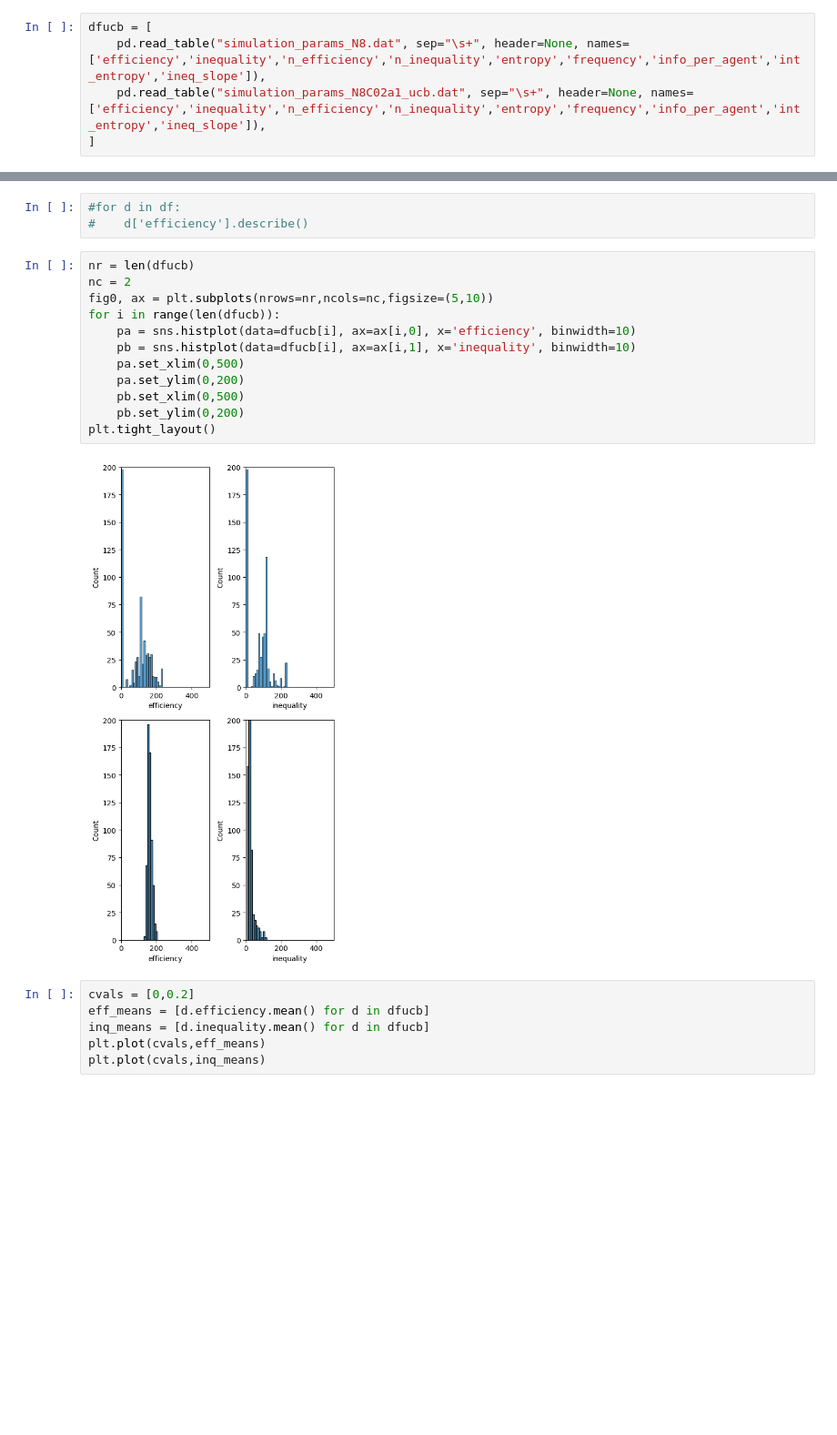
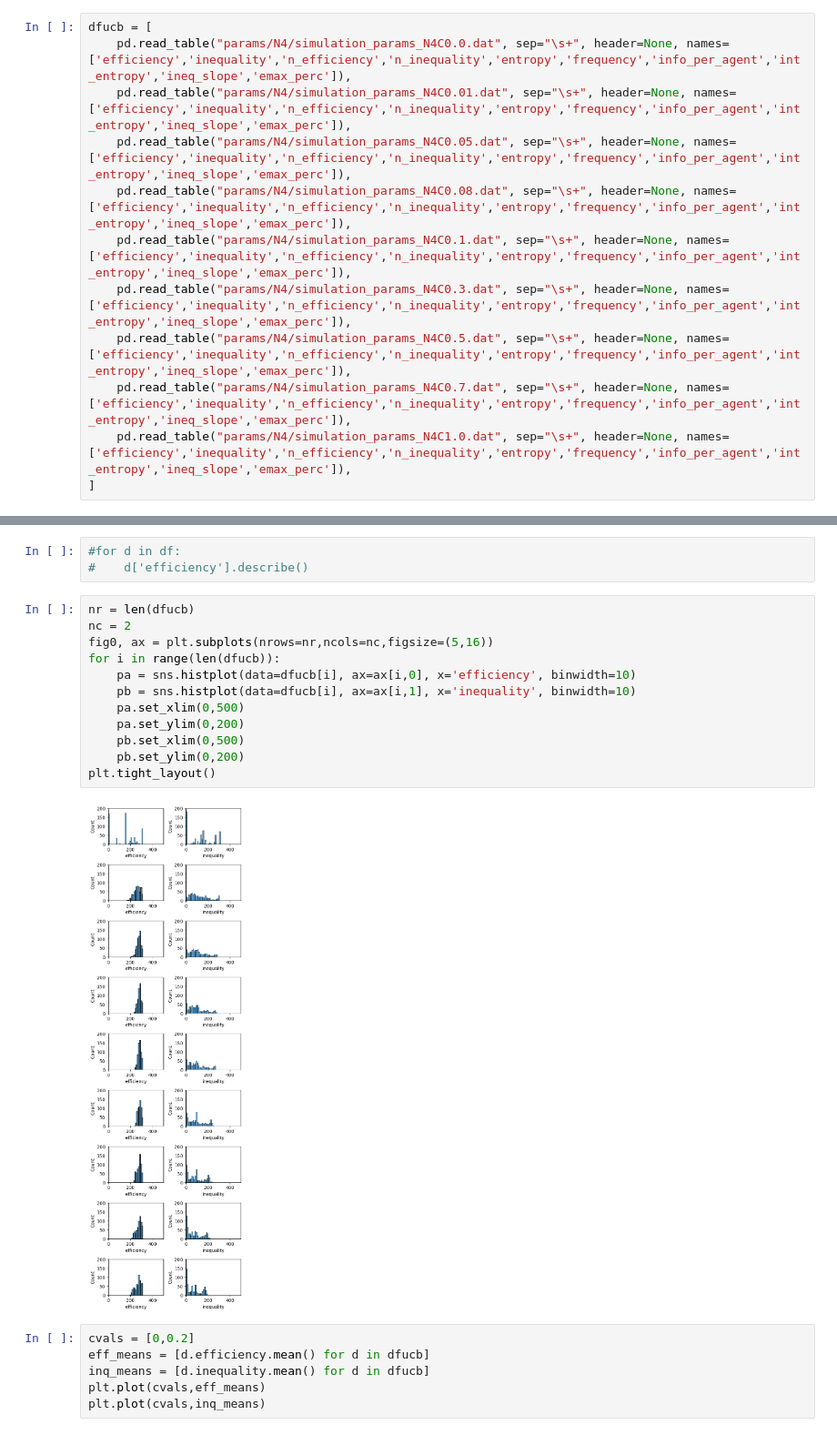
Before and after one commit to calvar/el_farol_agents, a Jupyter notebook: markov_fplay/param_distrib.ipynb, the cells around one changed output, grey strips where cells are left out. Shown at 91% size. Saved outputs shown, nothing was run; the diff lists cells and outputs as text; blank space fills up the shorter version.

```diff
--- a/markov_fplay/param_distrib.ipynb
+++ b/markov_fplay/param_distrib.ipynb
@@ -5,8 +5,15 @@ import matplotlib.pyplot as plt
 import seaborn as sns
 # %%
 dfucb = [
-    pd.read_table("simulation_params_N8.dat", sep="\s+", header=None, names=['efficiency','inequality','n_efficiency','n_inequality','entropy','frequency','info_per_agent','int_entropy','ineq_slope']),
-    pd.read_table("simulation_params_N8C02a1_ucb.dat", sep="\s+", header=None, names=['efficiency','inequality','n_efficiency','n_inequality','entropy','frequency','info_per_agent','int_entropy','ineq_slope']),
+    pd.read_table("params/N4/simulation_params_N4C0.0.dat", sep="\s+", header=None, names=['efficiency','inequality','n_efficiency','n_inequality','entropy','frequency','info_per_agent','int_entropy','ineq_slope','emax_perc']),
+    pd.read_table("params/N4/simulation_params_N4C0.01.dat", sep="\s+", header=None, names=['efficiency','inequality','n_efficiency','n_inequality','entropy','frequency','info_per_agent','int_entropy','ineq_slope','emax_perc']),
+    pd.read_table("params/N4/simulation_params_N4C0.05.dat", sep="\s+", header=None, names=['efficiency','inequality','n_efficiency','n_inequality','entropy','frequency','info_per_agent','int_entropy','ineq_slope','emax_perc']),
+    pd.read_table("params/N4/simulation_params_N4C0.08.dat", sep="\s+", header=None, names=['efficiency','inequality','n_efficiency','n_inequality','entropy','frequency','info_per_agent','int_entropy','ineq_slope','emax_perc']),
+    pd.read_table("params/N4/simulation_params_N4C0.1.dat", sep="\s+", header=None, names=['efficiency','inequality','n_efficiency','n_inequality','entropy','frequency','info_per_agent','int_entropy','ineq_slope','emax_perc']),
+    pd.read_table("params/N4/simulation_params_N4C0.3.dat", sep="\s+", header=None, names=['efficiency','inequality','n_efficiency','n_inequality','entropy','frequency','info_per_agent','int_entropy','ineq_slope','emax_perc']),
+    pd.read_table("params/N4/simulation_params_N4C0.5.dat", sep="\s+", header=None, names=['efficiency','inequality','n_efficiency','n_inequality','entropy','frequency','info_per_agent','int_entropy','ineq_slope','emax_perc']),
+    pd.read_table("params/N4/simulation_params_N4C0.7.dat", sep="\s+", header=None, names=['efficiency','inequality','n_efficiency','n_inequality','entropy','frequency','info_per_agent','int_entropy','ineq_slope','emax_perc']),
+    pd.read_table("params/N4/simulation_params_N4C1.0.dat", sep="\s+", header=None, names=['efficiency','inequality','n_efficiency','n_inequality','entropy','frequency','info_per_agent','int_entropy','ineq_slope','emax_perc']),
 ]
 # %%
 dfucb[1]
@@ -30,17 +37,17 @@ dfucb[1]
 # %%
 nr = len(dfucb)
 nc = 2
-fig0, ax = plt.subplots(nrows=nr,ncols=nc,figsize=(5,10))
+fig0, ax = plt.subplots(nrows=nr,ncols=nc,figsize=(5,16))
 for i in range(len(dfucb)):
     pa = sns.histplot(data=dfucb[i], ax=ax[i,0], x='efficiency', binwidth=10)
     pb = sns.histplot(data=dfucb[i], ax=ax[i,1], x='inequality', binwidth=10)
     pa.set_xlim(0,500)
     pa.set_ylim(0,200)
     pb.set_xlim(0,500)
     pb.set_ylim(0,200)
 plt.tight_layout()
 # %% [output]
-[figure, old version]
+[figure, new version]
 # %%
 cvals = [0,0.2]
 eff_means = [d.efficiency.mean() for d in dfucb]
```
Also changed, not shown: parts of 1 cell of this notebook, 7 other files.
